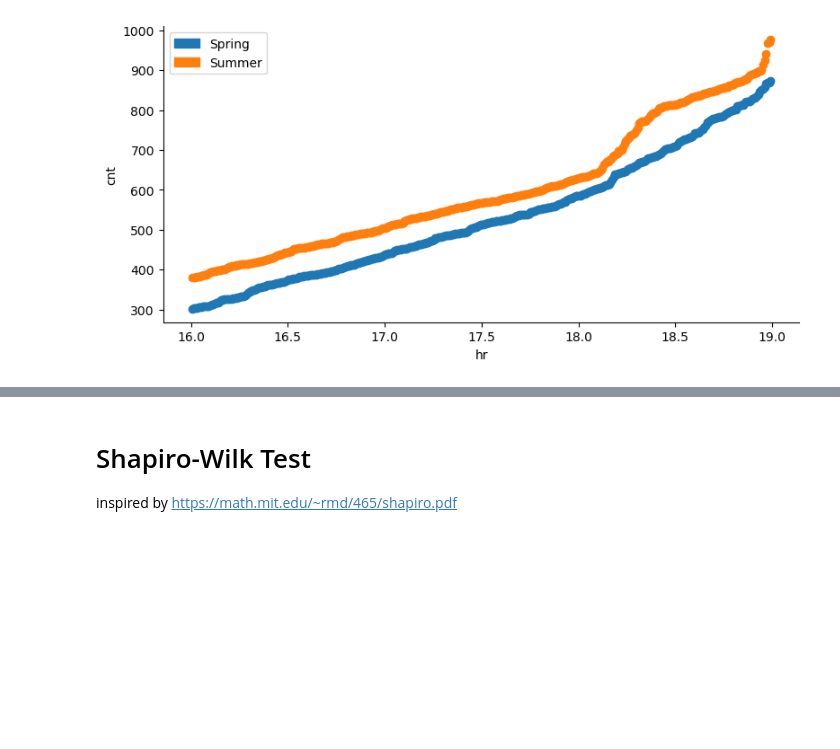
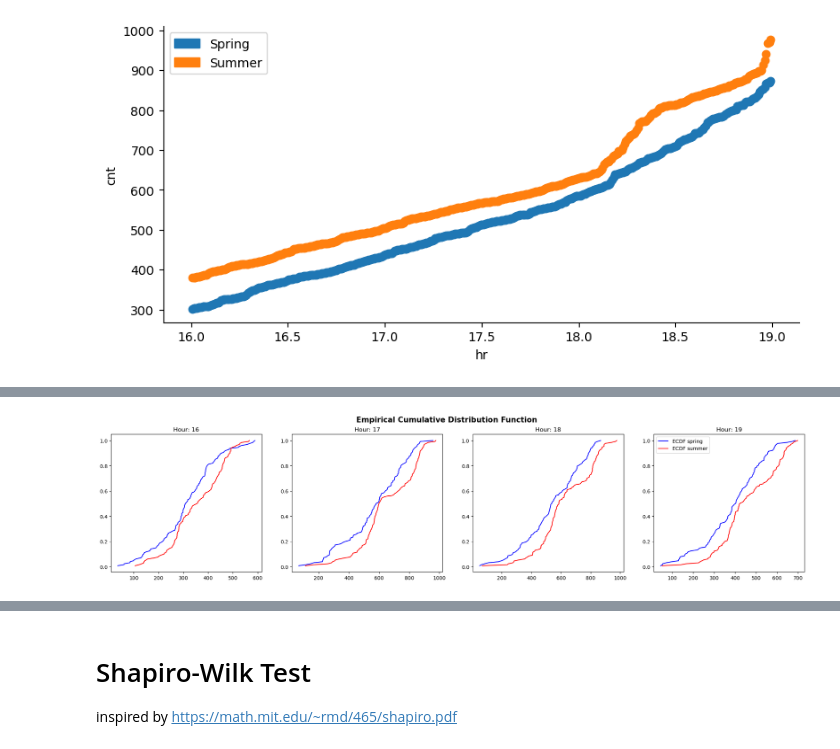
Before and after one commit to eirikbaekkelund/BikeSharing, a Jupyter notebook: develop_E.ipynb, the cells around one changed output, grey strips where cells are left out. Cells and saved outputs as stored; diff of their text form; code cells hidden in the pictures; blank space fills up the shorter version.

```diff
--- a/develop_E.ipynb
+++ b/develop_E.ipynb
@@ -339,0 +247,4 @@ for hr, test in zip([16,17,18,19], [df_agg16, df_agg17, df_agg18, df_agg19]):
+# %%
+plot_ecdf(df_agg)
+# %% [output]
+[figure, added]
```
Also changed, not shown: parts of 23 cells of this notebook, 3 other files.
